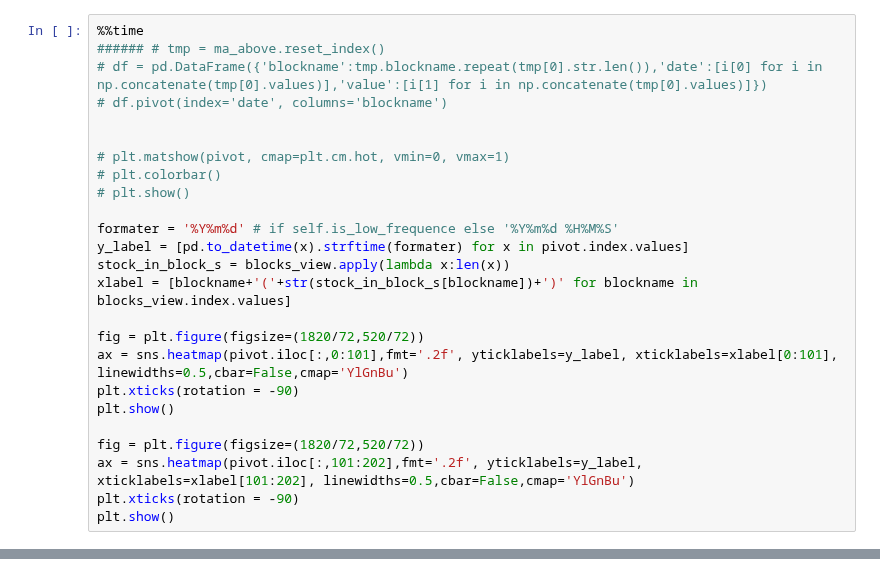
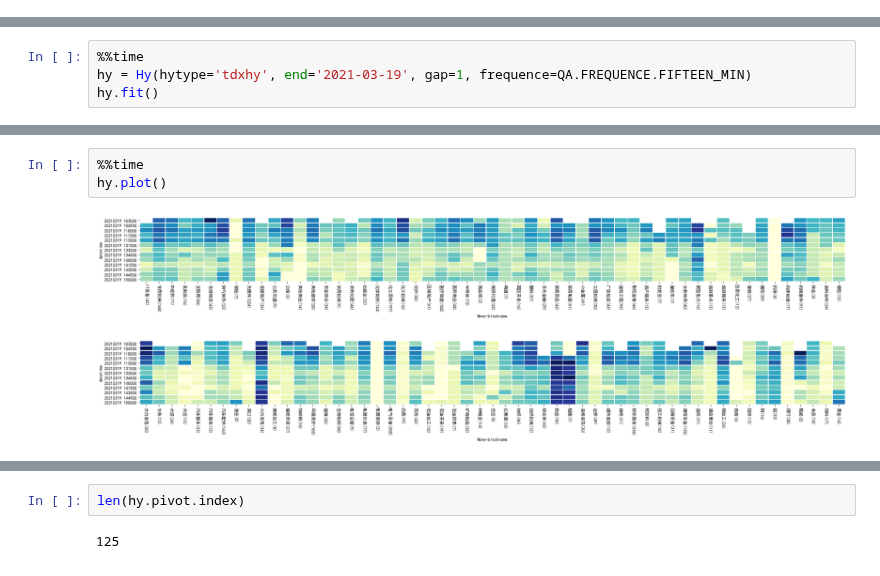
Before and after one commit to kaikai03/IndicatorLab, a Jupyter notebook: Hy.ipynb, the cells around one changed output, grey strips where cells are left out. Saved outputs shown, nothing was run; the diff lists cells and outputs as text.

```diff
--- a/Hy.ipynb
+++ b/Hy.ipynb
@@ -97,25 +0,0 @@ MultiIndex([('-',     'LED'),
-# %%
-%%time
-###### # tmp = ma_above.reset_index()
-# df = pd.DataFrame({'blockname':tmp.blockname.repeat(tmp[0].str.len()),'date':[i[0] for i in np.concatenate(tmp[0].values)],'value':[i[1] for i in np.concatenate(tmp[0].values)]})
-# df.pivot(index='date', columns='blockname')
-
-
-# plt.matshow(pivot, cmap=plt.cm.hot, vmin=0, vmax=1)
-# plt.colorbar()
-# plt.show()
-
-formater = '%Y%m%d' # if self.is_low_frequence else '%Y%m%d %H%M%S'
-y_label = [pd.to_datetime(x).strftime(formater) for x in pivot.index.values]
-stock_in_block_s = blocks_view.apply(lambda x:len(x))
-xlabel = [blockname+'('+str(stock_in_block_s[blockname])+')' for blockname in blocks_view.index.values]
-
-fig = plt.figure(figsize=(1820/72,520/72))
-ax = sns.heatmap(pivot.iloc[:,0:101],fmt='.2f', yticklabels=y_label, xticklabels=xlabel[0:101], linewidths=0.5,cbar=False,cmap='YlGnBu')
-plt.xticks(rotation = -90)
-plt.show()
-
-fig = plt.figure(figsize=(1820/72,520/72))
-ax = sns.heatmap(pivot.iloc[:,101:202],fmt='.2f', yticklabels=y_label, xticklabels=xlabel[101:202], linewidths=0.5,cbar=False,cmap='YlGnBu')
-plt.xticks(rotation = -90)
-plt.show()
@@ -125,0 +113,4 @@ Wall time: 4.64 s
+# %%
+%%time
+hy = Hy(hytype='tdxhy', end='2021-03-19', gap=1, frequence=QA.FREQUENCE.FIFTEEN_MIN)
+hy.fit()
@@ -125,0 +120,6 @@ Wall time: 4.64 s
+# %%
+%%time
+hy.plot()
+# %% [output]
+[figure, added]
+[figure, added]
@@ -125,0 +127,4 @@ Wall time: 4.64 s
+# %%
+len(hy.pivot.index)
+# %% [output]
+125
```
Also changed, not shown: parts of 8 cells of this notebook.
